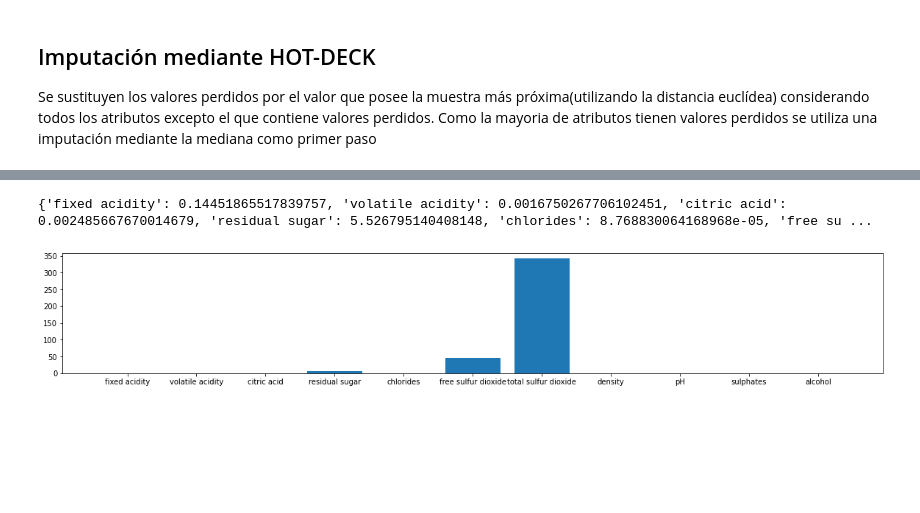
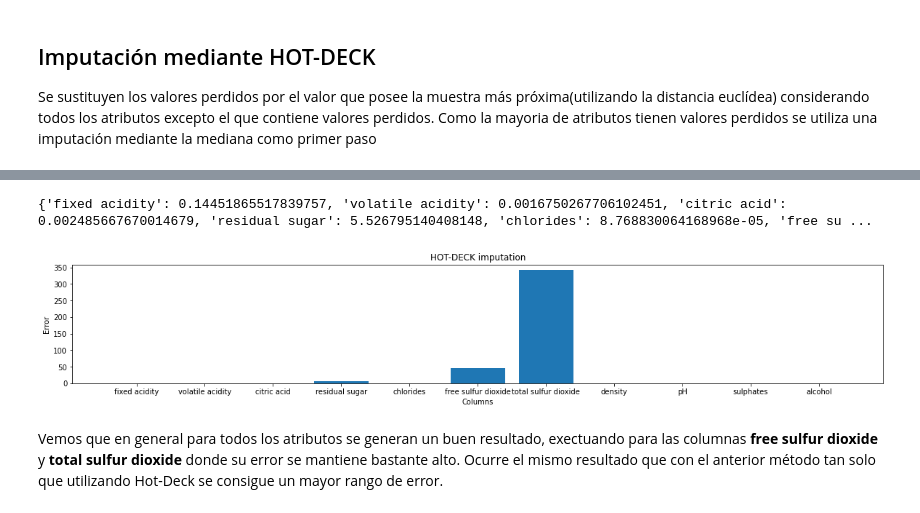
Before and after one commit to miguel-kjh/Research-on-data-imputation-methods, a Jupyter notebook: imputationComparison.ipynb, the cells around one changed output, grey strips where cells are left out. Saved outputs shown, nothing was run; the diff lists cells and outputs as text; code cells hidden in the pictures; blank space fills up the shorter version.

```diff
--- a/imputationComparison.ipynb
+++ b/imputationComparison.ipynb
@@ -10,9 +10,12 @@ import matplotlib.pyplot as plt
 FILE = 'data'
 listErrors = {}
 # %%
-def plotResults(errors: dict):
+def plotResults(errors: dict, title):
     plt.figure(figsize=(20, 3))
     plt.bar(*zip(*errors.items()))
+    plt.title(title)
+    plt.xlabel("Columns")
+    plt.ylabel("Error")
     plt.show()
 # %% [markdown]
 # Obtención de datos
@@ -230,7 +286,8 @@ memory usage: 459.3 KB
 # %%
 err = getError(df, originalData, data.keys()[:-1])
-print(err)
-plotResults(err)
+plotResults(err, "HOT-DECK imputation")
 # %% [output]
 {'fixed acidity': 0.14451865517839757, 'volatile acidity': 0.0016750267706102451, 'citric acid': 0.002485667670014679, 'residual sugar': 5.526795140408148, 'chlorides': 8.768830064168968e-05, 'free su ...
-[figure, old version]
+[figure, new version]
+# %% [markdown]
+Vemos que en general para todos los atributos se generan un buen resultado, exectuando para las columnas **free sulfur dioxide** y **total sulfur dioxide** donde su error se mantiene bastante alto. Ocurre el mismo resultado que con el anterior método tan solo que utilizando Hot-Deck se consigue un mayor rango de error.
```
Also changed, not shown: parts of 14 cells of this notebook.
